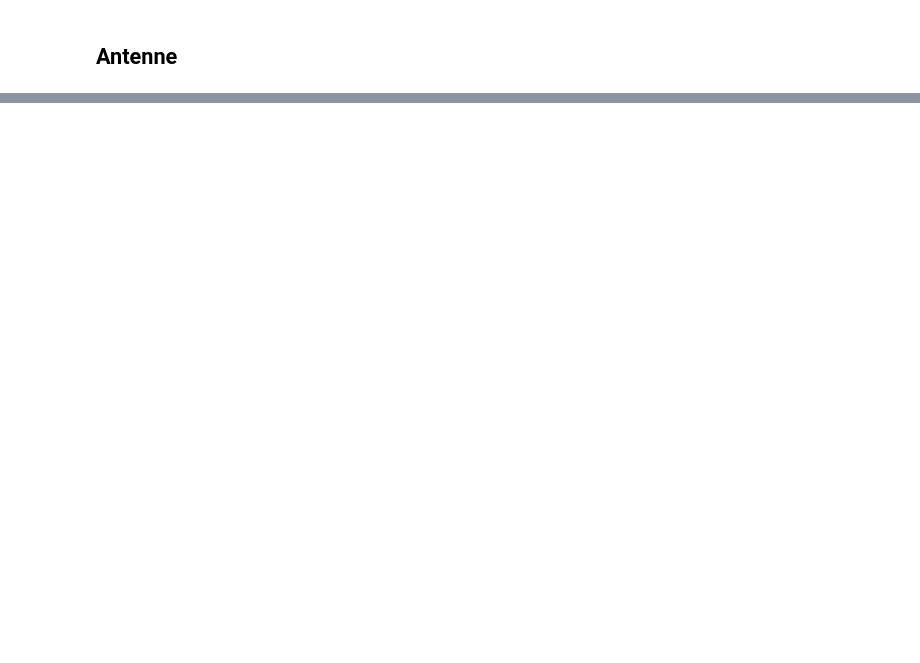
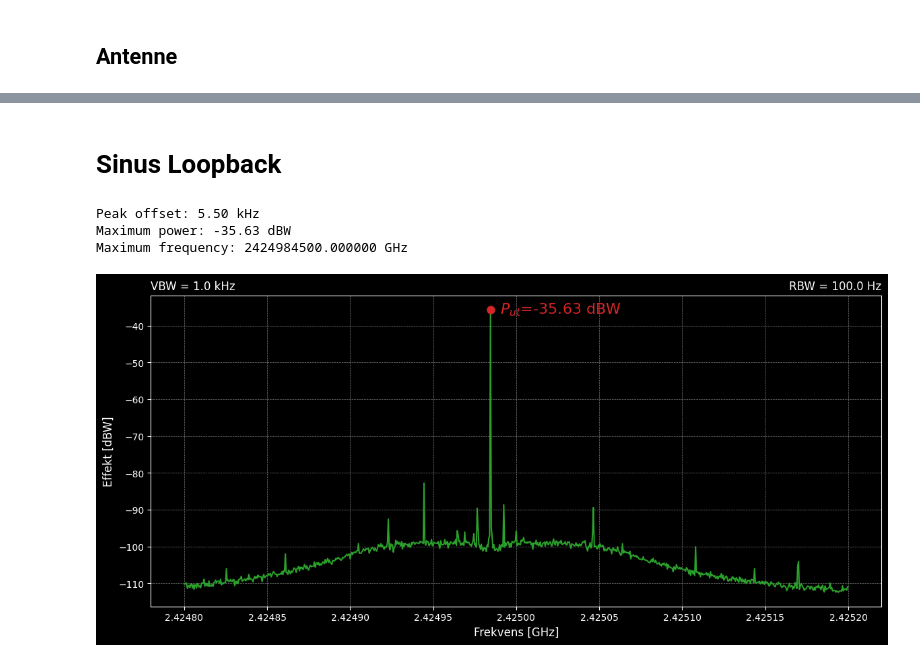
Before and after one commit to SkaugJr/TTT4145-Radiokommunikasjon, a Jupyter notebook: Prosjekt/Spektrum.ipynb, the cells around one changed output, grey strips where cells are left out. Saved outputs shown, nothing was run; the diff lists cells and outputs as text; code cells hidden in the pictures; blank space fills up the shorter version.

```diff
--- a/Prosjekt/Spektrum.ipynb
+++ b/Prosjekt/Spektrum.ipynb
@@ -196,0 +216,46 @@ plt.show()
+# %% [markdown]
+# Sinus Loopback
+# %%
+import numpy as np
+import pandas as pd
+import matplotlib.pyplot as plt
+plt.style.use('dark_background')
+
+filnavn="Måling/Sinus10kHz.csv"
+RBW = 100 # Hz
+VBW = 1000 # Hz
+
+columns = ['Power [dBW]', 'Frequency[Hz]']
+spektrum = pd.read_csv(filnavn, sep=',', names=columns, skiprows=154)
+spektrum['Frequency[GHz]'] = spektrum['Frequency[Hz]'] / 1e9
+spektrum['Power [dBW]'] = spektrum['Power [dBW]'] + 30  # Attenuator + 30 dB
+
+# Find maximum power and frequency at the peak
+max_power = spektrum['Power [dBW]'].max()  # Fjerner støy + peaks
+max_power_index = spektrum['Power [dBW]'].idxmax()
+max_freq = spektrum['Frequency[Hz]'][max_power_index]
+
+f_c = 2.425e9  # center frequency
+f_expected = 2.425e9 - 10e3  # expected frequency
+peak_offset = np.abs(max_freq - f_expected) / 1e3  # kHz
+print(f'Peak offset: {peak_offset:.2f} kHz')
+print(f'Maximum power: {max_power:.2f} dBW')
+print(f'Maximum frequency: {max_freq:.6f} GHz')
+plt.figure(figsize=(14,6))
+plt.plot(spektrum['Frequency[GHz]'], spektrum['Power [dBW]'], linestyle='-', color='tab:green', label='10 kHz Sinus')
+plt.plot(max_freq / 1e9, max_power, 'o', color="tab:red",markersize=8)
+plt.annotate(r'$P_{ut}$=' + f'{max_power:.2f} dBW', xy=(max_freq / 1e9, max_power), xytext=(10, 0), textcoords='offset points', color="tab:red", fontsize=16, ha='left', va='center')
+
+plt.annotate('RBW = {:.1f} Hz'.format(RBW), xy=(1, 1.01), xycoords='axes fraction', fontsize=12, ha='right', va='bottom')
+plt.annotate('VBW = {:.1f} kHz'.format(VBW/1000), xy=(0, 1.01), xycoords='axes fraction', fontsize=12, ha='left', va='bottom')
+
+plt.grid(color='gray', linestyle='--', linewidth=0.5)
+plt.ylabel('Effekt [dBW]', fontsize=12)
+plt.xlabel('Frekvens [GHz]', fontsize=12)
+
+plt.show()
+# %% [output]
+Peak offset: 5.50 kHz
+Maximum power: -35.63 dBW
+Maximum frequency: 2424984500.000000 GHz
+[figure, added]
```
Also changed, not shown: parts of 3 cells of this notebook, 27 other files.
